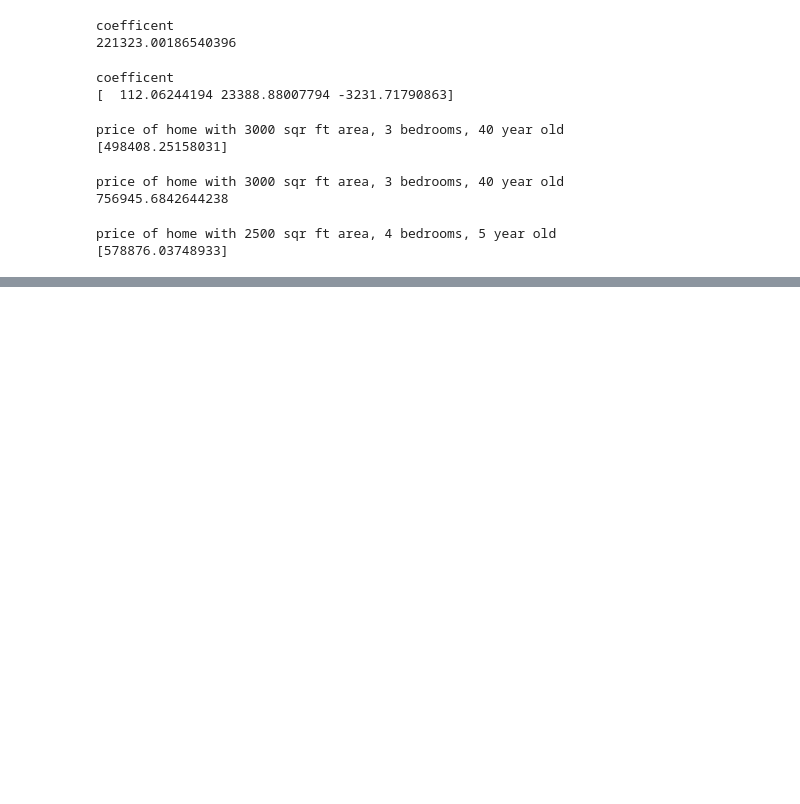
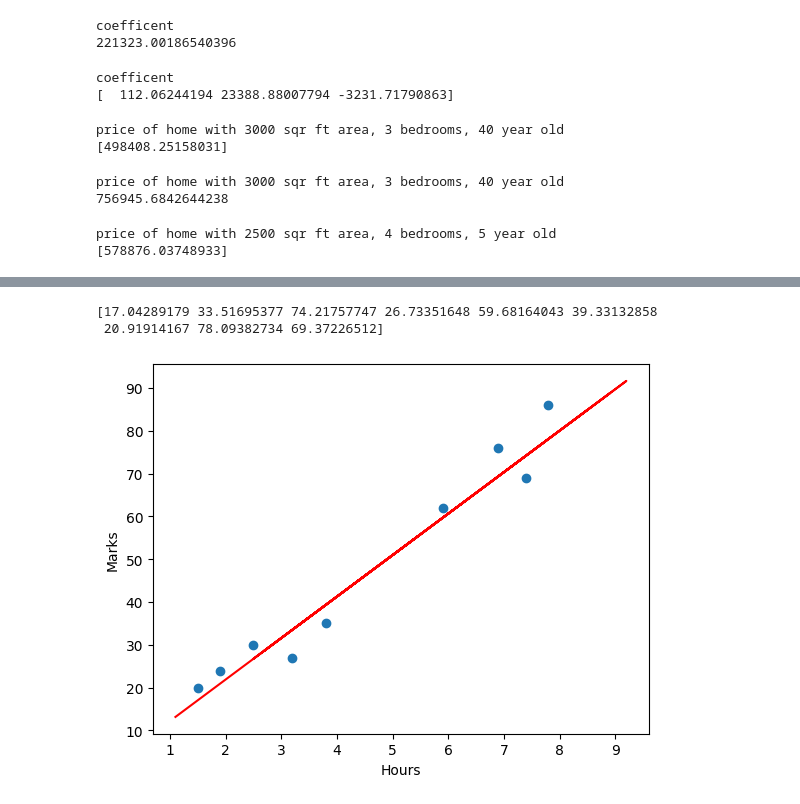
Before and after one commit to lokeshneerasa/MACHINE-LEARNING, a Jupyter notebook: MACHINE_LEARNING.ipynb, the cells around one changed output, grey strips where cells are left out. Cells and saved outputs as stored; diff of their text form; code cells hidden in the pictures; blank space fills up the shorter version.

```diff
--- a/MACHINE_LEARNING.ipynb
+++ b/MACHINE_LEARNING.ipynb
@@ -1148,0 +1177,29 @@ price of home with 2500 sqr ft area, 4 bedrooms, 5 year old
+# %%
+import pandas as pd
+import numpy as np
+from sklearn.model_selection import train_test_split
+from sklearn.linear_model import LinearRegression
+import matplotlib.pyplot as plt
+
+df=pd.read_csv("student_scores.csv")
+
+X=df.iloc[:,:-1].values.reshape(-1,1)
+y=df.iloc[:,1].values
+
+X_train,X_test,y_train,y_test=train_test_split(X,y,test_size=1/3,random_state=0)
+
+model=LinearRegression()
+model.fit(X_train,y_train)
+
+y_pred=model.predict(X_test)
+print(y_pred)
+
+plt.scatter(X_test,y_test)
+plt.plot(X_train,model.predict(X_train),color='red')
+plt.xlabel('Hours')
+plt.ylabel('Marks')
+plt.show()
+# %% [output]
+[17.04289179 33.51695377 74.21757747 26.73351648 59.68164043 39.33132858
+ 20.91914167 78.09382734 69.37226512]
+[figure, added]
```
Also changed, not shown: parts of 27 cells of this notebook.
